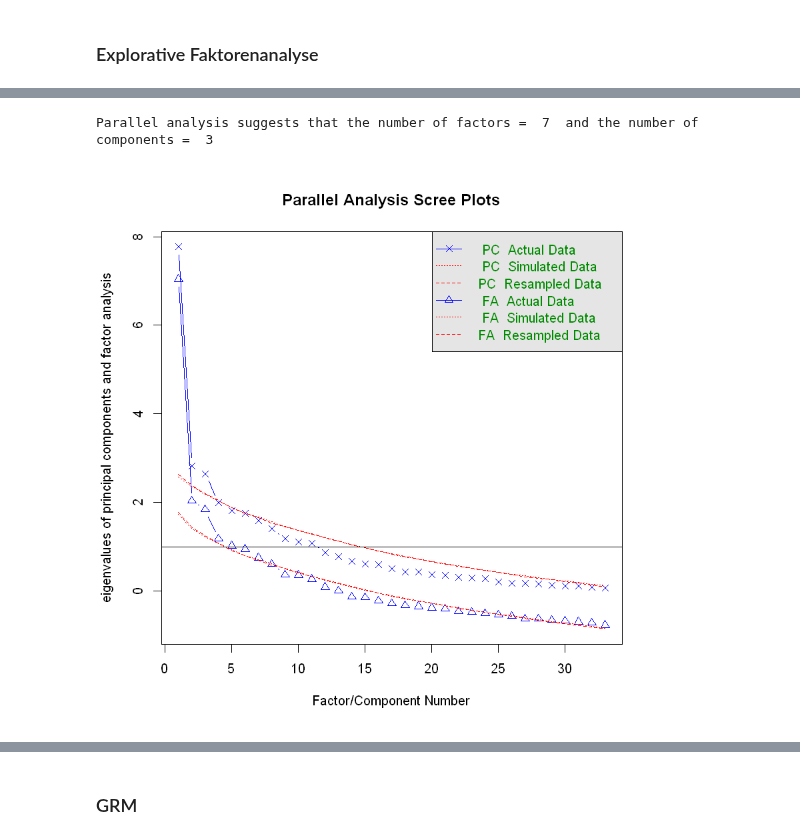
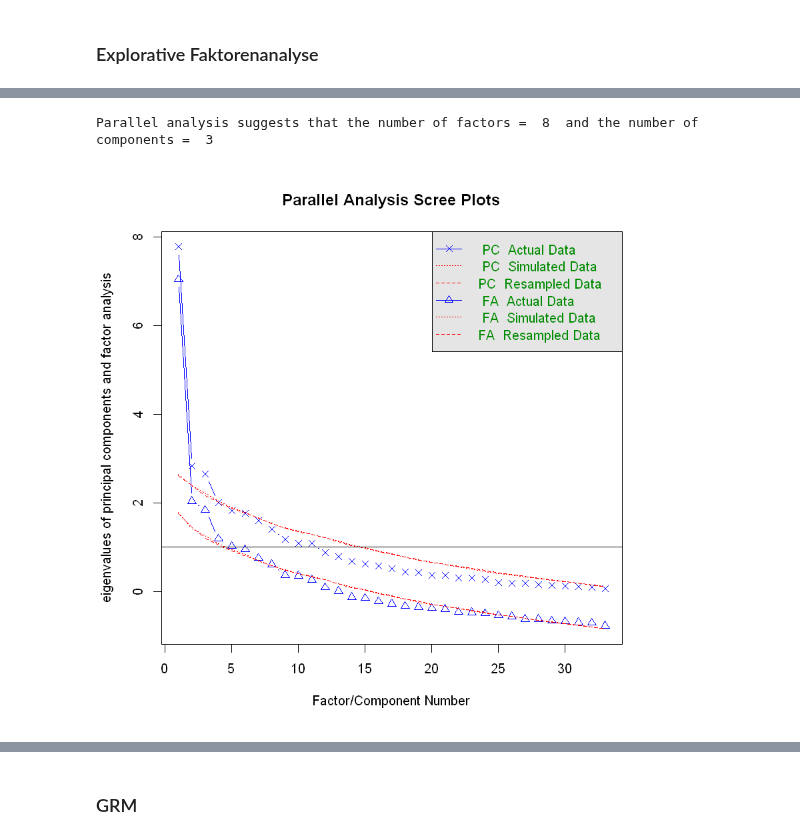
Before and after one commit to martinakienberger/Dissertation_LIS, a Jupyter notebook: IRT.ipynb, the cells around one changed output, grey strips where cells are left out. Drawn from its saved outputs; the diff is of its cells as text; code cells hidden in the pictures.

```diff
--- a/IRT.ipynb
+++ b/IRT.ipynb
@@ -1,5 +1,6 @@
 # %%
-MyData <- read.csv2(file="D:\\Daten\\DISS\\Daten\\Estrategias_Estudiantes_Kienberger_ber.csv", header=TRUE, sep=",", fileEncoding = "UTF-16")
+MyData <- read.csv2(file="D:\\Daten\\DISS\\Daten\\Estrategias_Estudiantes_Kienberger_ber.csv",
+                    header=TRUE, sep=",", fileEncoding = "UTF-16", na.strings=c("NA","NaN", ""))
 # %%
 head(MyData,n = 3)
 # %% [output]
@@ -29,9 +30,12 @@ Spalten, die Likert-Items enthalten, werden ausgewählt und in Vektoren zusammen
 * if (...) (hier Konditionen eingeben, mehrere durch Komma trennen) {...} (hier eingeben, was gemacht werden soll - in diesem Beispiel etwas hinzufügen, wenn eine bestimmte Kondition zutrifft)
 * c() = leerer Vektor (so wie in Python [] für Listen)
 # %%
-vec_AQ2 <- c()
-for (i in 1:dim(MyData)[2]){
-    if (grepl("A_Q2",colnames(MyData)[i])){
-        vec_AQ2 <- c(vec_AQ2, i)
+get_vec <- function(df,name){
+    vec <- c()
+    for (i in 1:ncol(df)){
+        if (grepl(name, colnames(df)[i]) & !grepl("TEXT",colnames(df)[i]) ){
+            vec <- c(vec, i)
+        }
     }
+    vec
 }
@@ -44,0 +42,4 @@ for (i in 1:dim(MyData)[2]){
+# %%
+vec_AQ2 <- get_vec(MyData,"A_Q2")
+vec_AQ3 <- get_vec(MyData,"A_Q3")
+vec_CQ1 <- get_vec(MyData,"C_Q1")
@@ -120,5 +126,5 @@ Fit based upon off diagonal values = 0.69
 # %%
-items.parallel <- fa.parallel(convert_data(MyData,vec_AQ3), fa="both")
+items.parallel <- fa.parallel(convert_data(MyData,c(vec_AQ3)), fa="both")
 # %% [output]
-Parallel analysis suggests that the number of factors =  7  and the number of components =  3
+Parallel analysis suggests that the number of factors =  8  and the number of components =  3
-[figure, old version]
+[figure, new version]
```
Also changed, not shown: parts of 74 cells of this notebook.
